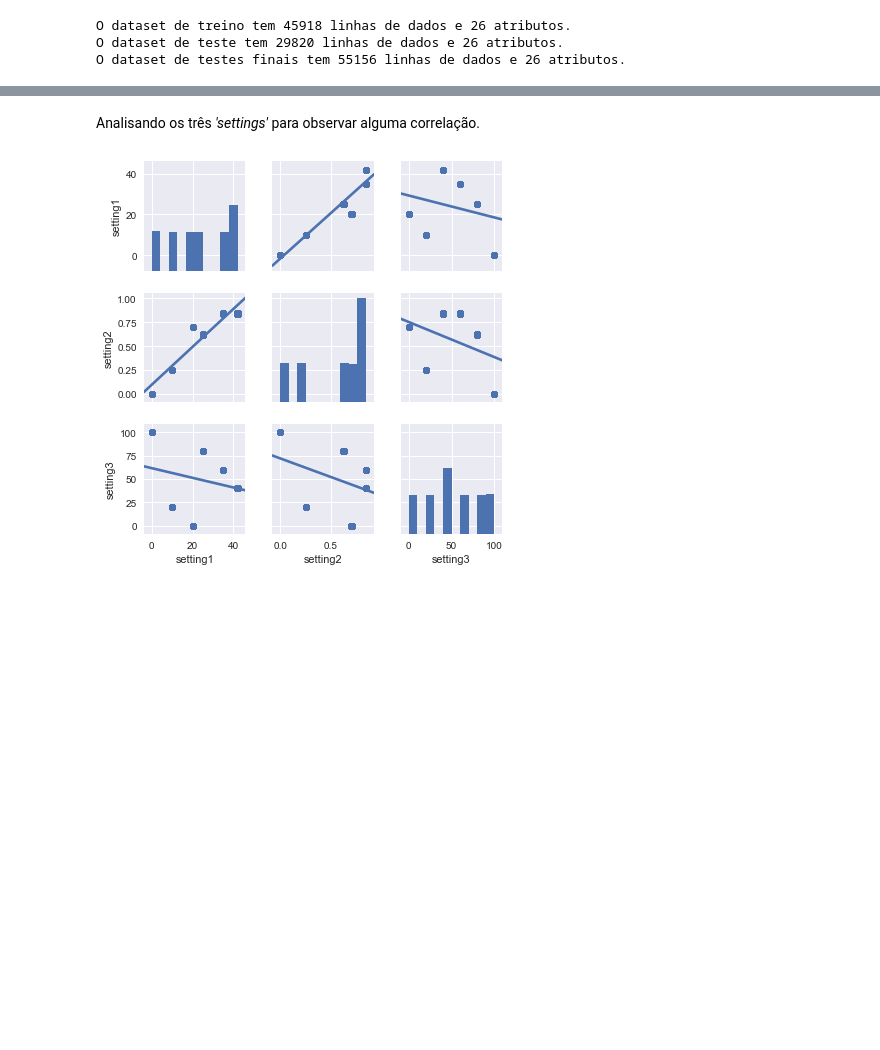
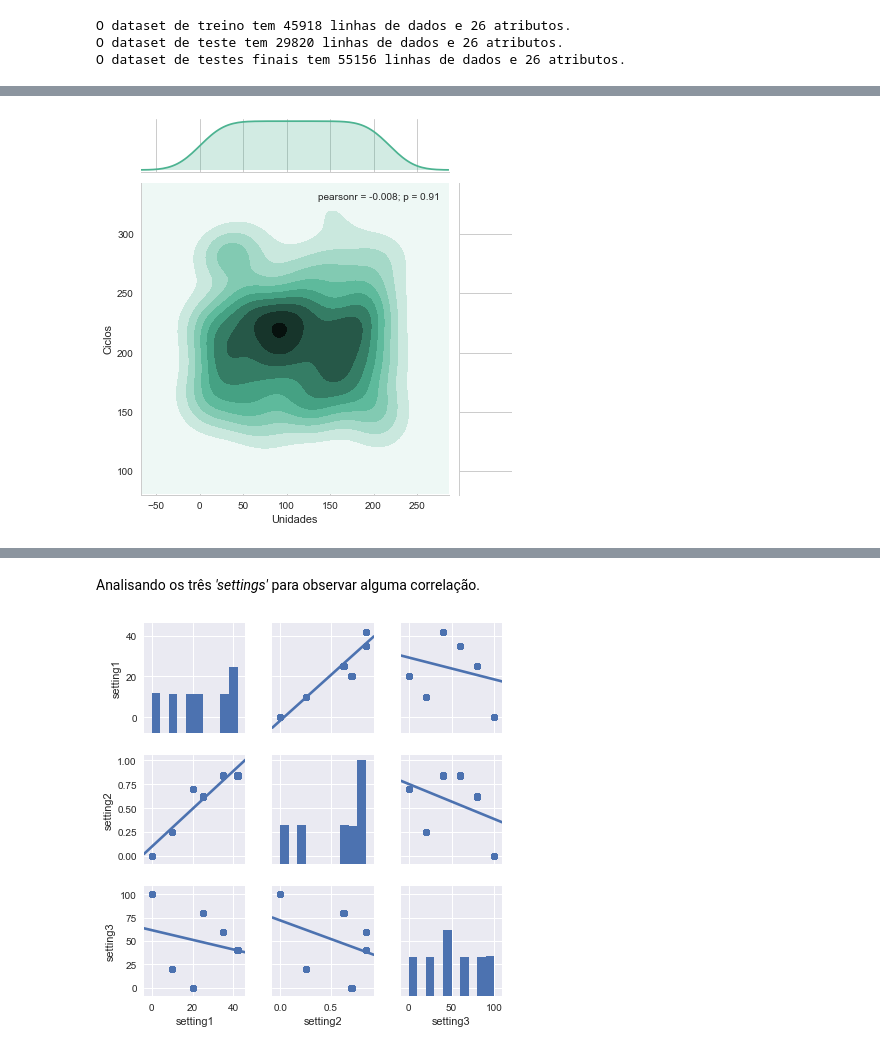
Before and after one commit to ThiagoGrabe/Nasa-Engine, a Jupyter notebook: Engine_NASA_Analise de dados.ipynb, the cells around one changed output, grey strips where cells are left out. Drawn from its saved outputs; the diff is of its cells as text; code cells hidden in the pictures; blank space fills up the shorter version.

```diff
--- a/Engine_NASA_Analise de dados.ipynb
+++ b/Engine_NASA_Analise de dados.ipynb
@@ -83,0 +86,13 @@ O dataset de testes finais tem 55156 linhas de dados e 26 atributos.
+# %%
+Plt = train_data.loc[train_data.groupby('unit')['cycle_num'].idxmax()]
+x = Plt['unit']
+y = Plt['cycle_num']
+
+g = (sns.jointplot(x, y, kind="kde",  color="#4CB391" )
+.set_axis_labels("Unidades", "Ciclos"))
+
+sns.plt.ylim(80, 343)
+sns.plt.xlim(50, 220)
+plt.savefig('Unidades versus Ciclos.png', format='png', dpi=100)
+# %% [output]
+[figure, added]
```
Also changed, not shown: parts of 34 cells of this notebook.
